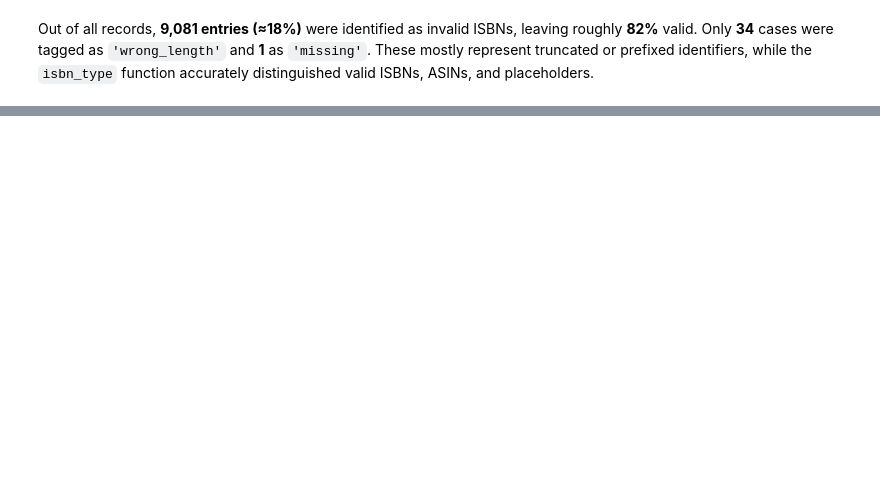
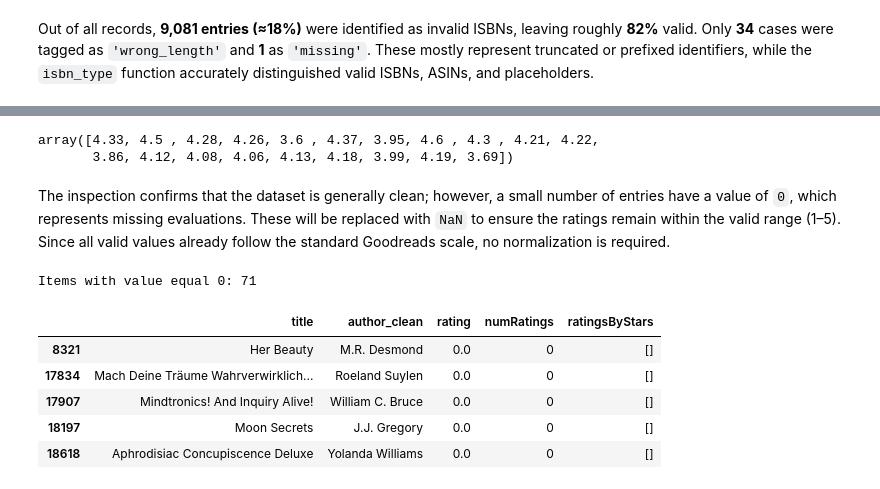
Before and after one commit to larevolucia/bookwise-analytics, a Jupyter notebook: notebooks/02_Data_Cleaning.ipynb, the cells around one changed output, grey strips where cells are left out. Cells and saved outputs as stored; diff of their text form; code cells hidden in the pictures; blank space fills up the shorter version.

```diff
--- a/notebooks/02_Data_Cleaning.ipynb
+++ b/notebooks/02_Data_Cleaning.ipynb
@@ -614,0 +992,19 @@ These mostly represent truncated or prefixed identifiers, while the `isbn_type`
+# %%
+bbe_clean['rating'].unique()[:20]
+# %% [output]
+array([4.33, 4.5 , 4.28, 4.26, 3.6 , 4.37, 3.95, 4.6 , 4.3 , 4.21, 4.22,
+       3.86, 4.12, 4.08, 4.06, 4.13, 4.18, 3.99, 4.19, 3.69])
+# %% [markdown]
+The inspection confirms that the dataset is generally clean; however, a small number of entries have a value of `0`, which represents missing evaluations. These will be replaced with `NaN` to ensure the ratings remain within the valid range (1–5). Since all valid values already follow the standard Goodreads scale, no normalization is required.
+# %%
+mask = (bbe_clean['rating'] == 0)
+print(f'Items with value equal 0: {bbe_clean[mask].shape[0]}')
+bbe_clean[mask][['title', 'author_clean','rating','numRatings','ratingsByStars']].head()
+# %% [output]
+Items with value equal 0: 71
+|  | title | author_clean | rating | numRatings | ratingsByStars |
+| 8321 | Her Beauty | M.R. Desmond | 0.0 | 0 | [] |
+| 17834 | Mach Deine Träume Wahrverwirklich... | Roeland Suylen | 0.0 | 0 | [] |
+| 17907 | Mindtronics! And Inquiry Alive! | William C. Bruce | 0.0 | 0 | [] |
+| 18197 | Moon Secrets | J.J. Gregory | 0.0 | 0 | [] |
+| 18618 | Aphrodisiac Concupiscence Deluxe | Yolanda Williams | 0.0 | 0 | [] |
```
Also changed, not shown: parts of 41 cells of this notebook, 2 other files.
